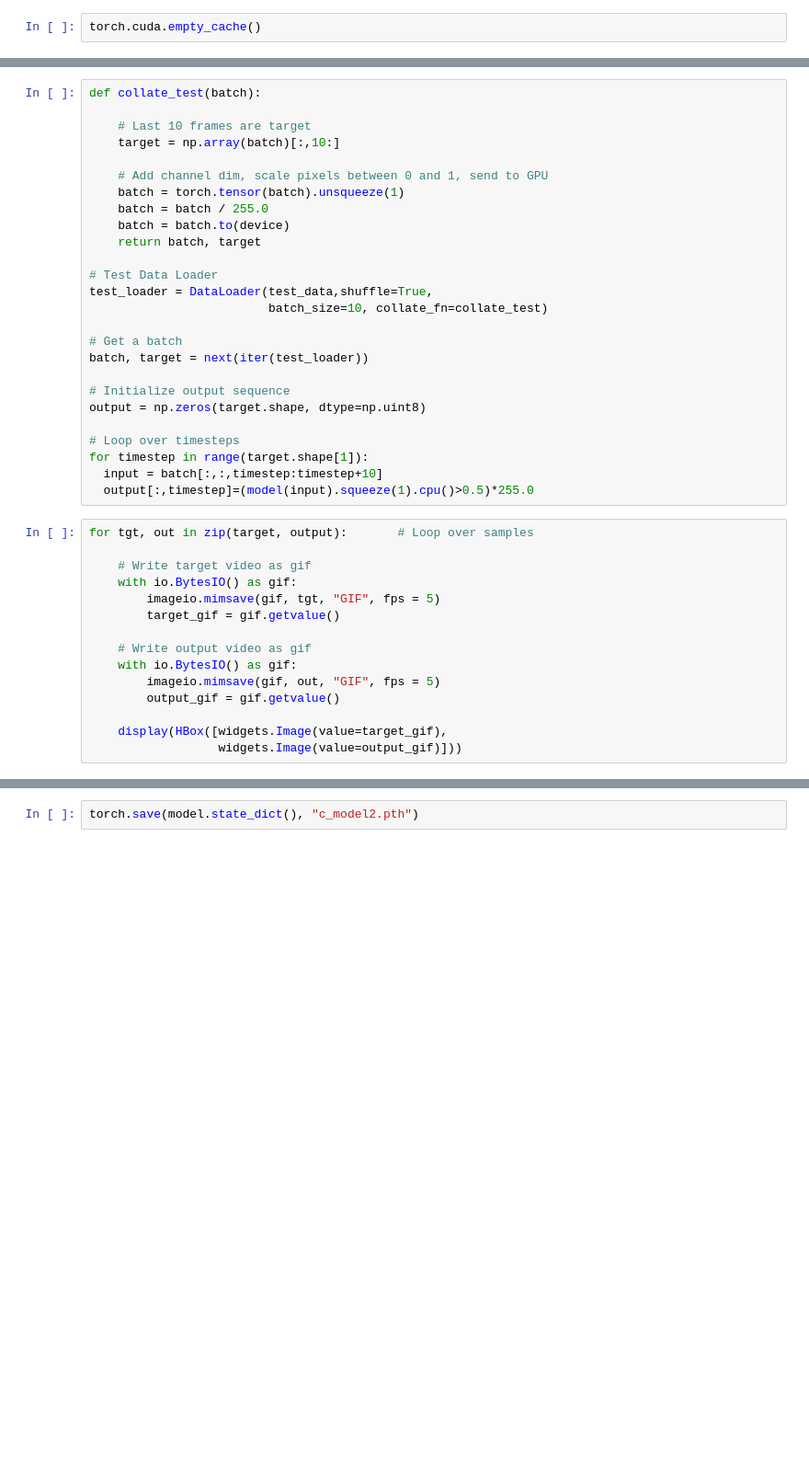
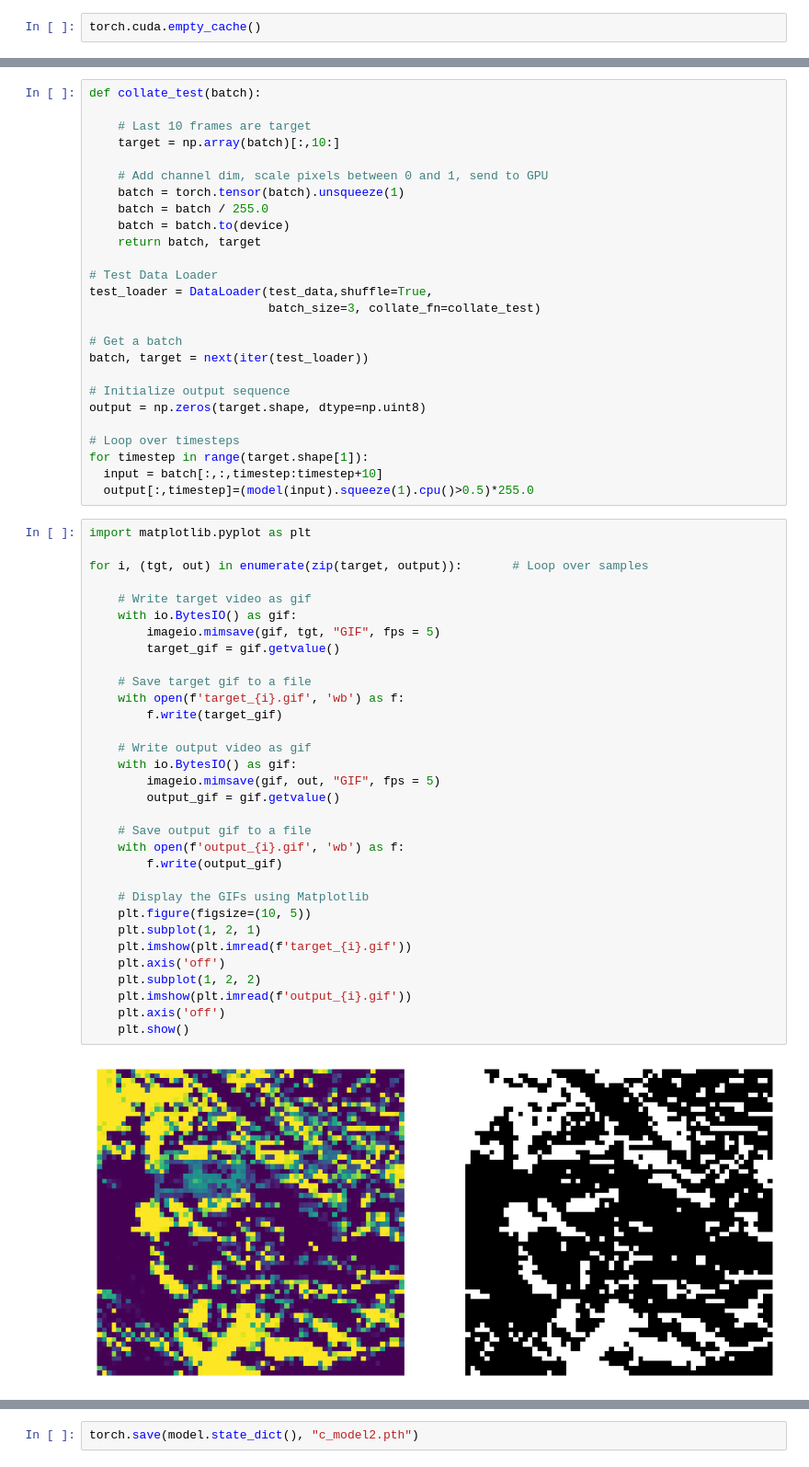
Before and after one commit to Sam-Malta/Cloud-Nowcasting, a Jupyter notebook: conv_lstm.ipynb, the cells around one changed output, grey strips where cells are left out. Shown at 92% size. Cells and saved outputs as stored; diff of their text form; blank space fills up the shorter version.

```diff
--- a/conv_lstm.ipynb
+++ b/conv_lstm.ipynb
@@ -171,7 +179,7 @@ def collate_test(batch):
 
 # Test Data Loader
 test_loader = DataLoader(test_data,shuffle=True,
-                         batch_size=10, collate_fn=collate_test)
+                         batch_size=3, collate_fn=collate_test)
 
 # Get a batch
 batch, target = next(iter(test_loader))
@@ -184,17 +192,36 @@ for timestep in range(target.shape[1]):
   input = batch[:,:,timestep:timestep+10]
   output[:,timestep]=(model(input).squeeze(1).cpu()>0.5)*255.0
 # %%
-for tgt, out in zip(target, output):       # Loop over samples
+import matplotlib.pyplot as plt
+
+for i, (tgt, out) in enumerate(zip(target, output)):       # Loop over samples
 
     # Write target video as gif
     with io.BytesIO() as gif:
         imageio.mimsave(gif, tgt, "GIF", fps = 5)
         target_gif = gif.getvalue()
 
+    # Save target gif to a file
+    with open(f'target_{i}.gif', 'wb') as f:
+        f.write(target_gif)
+
     # Write output video as gif
     with io.BytesIO() as gif:
         imageio.mimsave(gif, out, "GIF", fps = 5)
         output_gif = gif.getvalue()
 
-    display(HBox([widgets.Image(value=target_gif),
-                  widgets.Image(value=output_gif)]))
+    # Save output gif to a file
+    with open(f'output_{i}.gif', 'wb') as f:
+        f.write(output_gif)
+
+    # Display the GIFs using Matplotlib
+    plt.figure(figsize=(10, 5))
+    plt.subplot(1, 2, 1)
+    plt.imshow(plt.imread(f'target_{i}.gif'))
+    plt.axis('off')
+    plt.subplot(1, 2, 2)
+    plt.imshow(plt.imread(f'output_{i}.gif'))
+    plt.axis('off')
+    plt.show()
+# %% [output]
+[figure, added]
```
Also changed, not shown: parts of 3 cells of this notebook.
